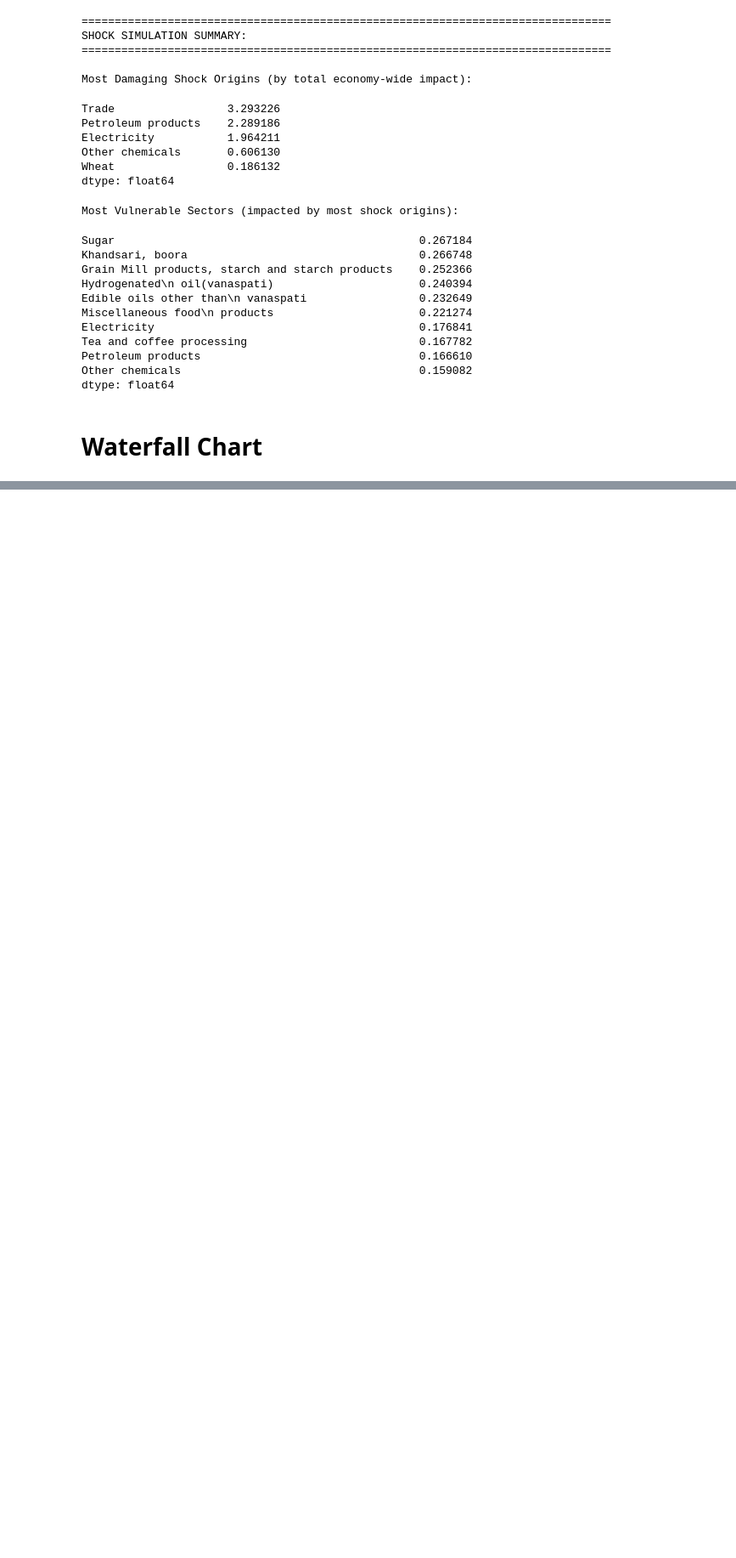
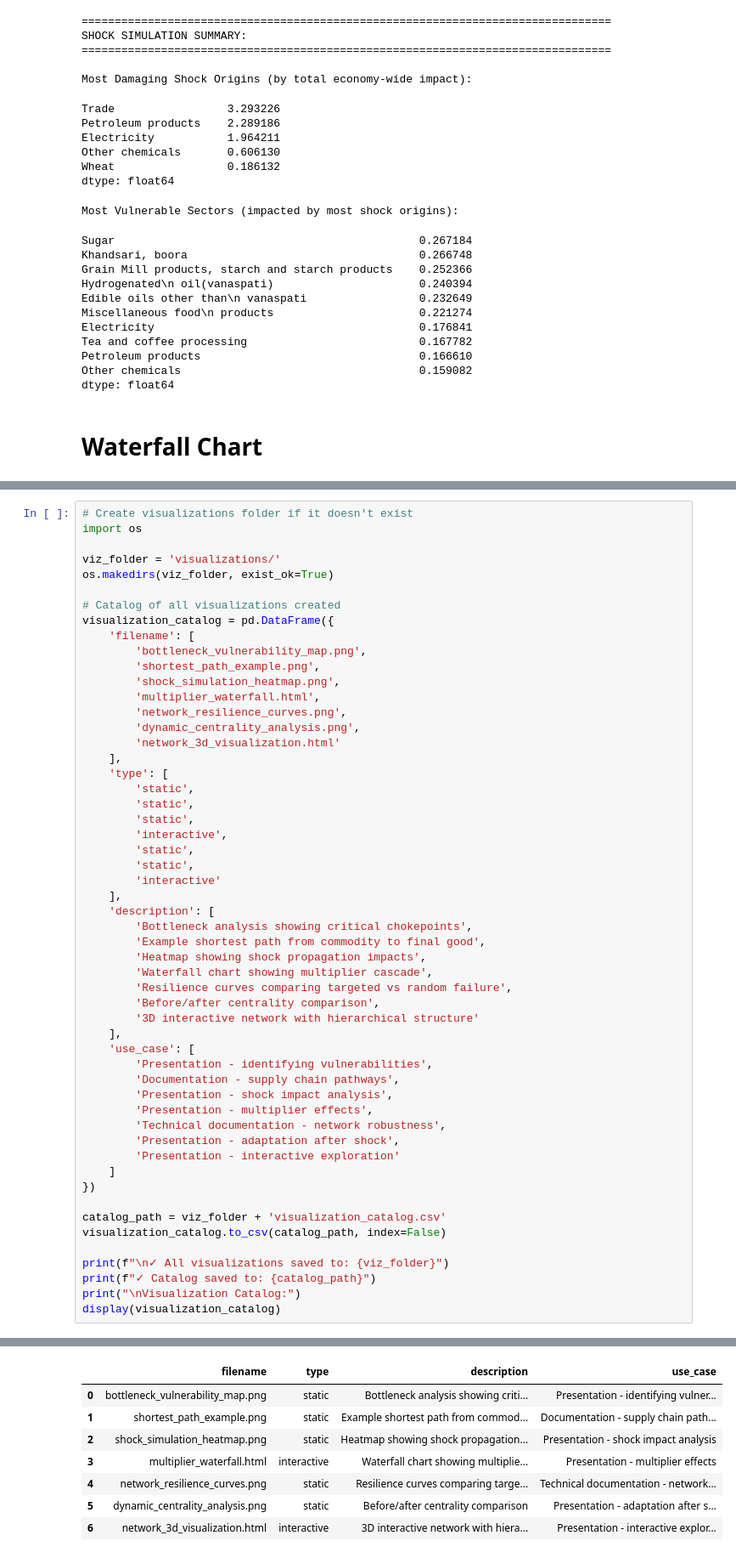
Before and after one commit to aaronmat1905/global-trade-shocks-analysis, a Jupyter notebook: notebooks/Analysis/network_visualization.ipynb, the cells around one changed output, grey strips where cells are left out. Shown at 85% size. Cells and saved outputs as stored; diff of their text form; blank space fills up the shorter version.

Commit message:
Cool Visualizations!!!

```diff
--- a/notebooks/Analysis/network_visualization.ipynb
+++ b/notebooks/Analysis/network_visualization.ipynb
@@ -851,0 +1091,55 @@ Random Failure (10% nodes removed):
+# %%
+# Create visualizations folder if it doesn't exist
+import os
+
+viz_folder = 'visualizations/'
+os.makedirs(viz_folder, exist_ok=True)
+
+# Catalog of all visualizations created
+visualization_catalog = pd.DataFrame({
+    'filename': [
+        'bottleneck_vulnerability_map.png',
+        'shortest_path_example.png',
+        'shock_simulation_heatmap.png',
+        'multiplier_waterfall.html',
+        'network_resilience_curves.png',
+        'dynamic_centrality_analysis.png',
+        'network_3d_visualization.html'
+    ],
+    'type': [
+        'static',
+        'static',
+        'static',
+        'interactive',
+        'static',
+        'static',
+        'interactive'
+    ],
+    'description': [
+        'Bottleneck analysis showing critical chokepoints',
+        'Example shortest path from commodity to final good',
+        'Heatmap showing shock propagation impacts',
+        'Waterfall chart showing multiplier cascade',
+        'Resilience curves comparing targeted vs random failure',
+        'Before/after centrality comparison',
+        '3D interactive network with hierarchical structure'
+    ],
+    'use_case': [
+        'Presentation - identifying vulnerabilities',
+        'Documentation - supply chain pathways',
+        'Presentation - shock impact analysis',
+        'Presentation - multiplier effects',
+        'Technical documentation - network robustness',
+        'Presentation - adaptation after shock',
+        'Presentation - interactive exploration'
+    ]
+})
+
+catalog_path = viz_folder + 'visualization_catalog.csv'
+visualization_catalog.to_csv(catalog_path, index=False)
+
+print(f"\n✓ All visualizations saved to: {viz_folder}")
+print(f"✓ Catalog saved to: {catalog_path}")
+print("\nVisualization Catalog:")
+display(visualization_catalog)
+# %% [output]
@@ -851,0 +1150,8 @@ Random Failure (10% nodes removed):
+|  | filename | type | description | use_case |
+| 0 | bottleneck_vulnerability_map.png | static | Bottleneck analysis showing criti... | Presentation - identifying vulner... |
+| 1 | shortest_path_example.png | static | Example shortest path from commod... | Documentation - supply chain path... |
+| 2 | shock_simulation_heatmap.png | static | Heatmap showing shock propagation... | Presentation - shock impact analysis |
+| 3 | multiplier_waterfall.html | interactive | Waterfall chart showing multiplie... | Presentation - multiplier effects |
+| 4 | network_resilience_curves.png | static | Resilience curves comparing targe... | Technical documentation - network... |
+| 5 | dynamic_centrality_analysis.png | static | Before/after centrality comparison | Presentation - adaptation after s... |
+| 6 | network_3d_visualization.html | interactive | 3D interactive network with hiera... | Presentation - interactive explor... |
```
Also changed, not shown: parts of 7 cells of this notebook, 13 other files.
